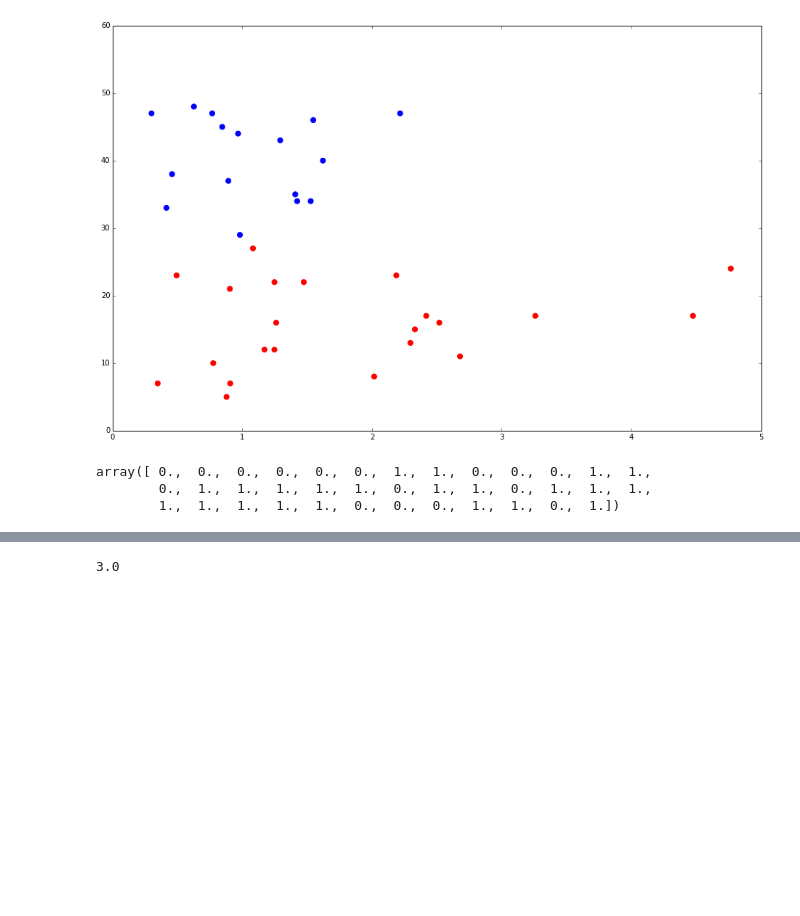
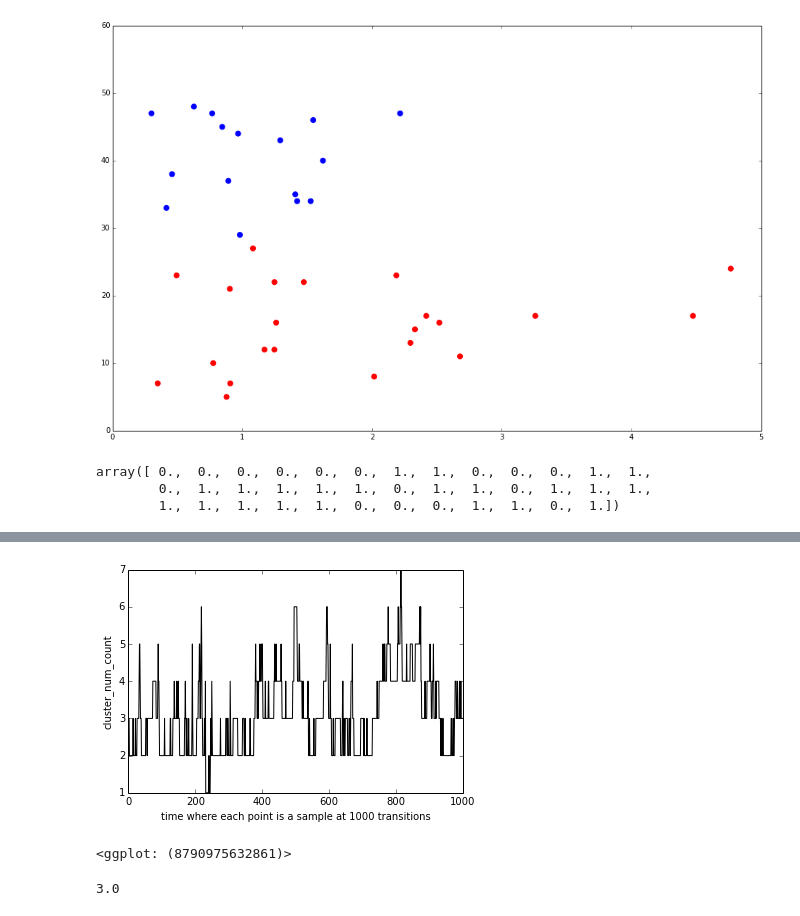
Before and after one commit to ap728/ppl-hormones, a Jupyter notebook: src/main.ipynb, the cells around one changed output, grey strips where cells are left out. Saved outputs shown, nothing was run; the diff lists cells and outputs as text; code cells hidden in the pictures; blank space fills up the shorter version.

Commit message:
Added traces for parameter values

```diff
--- a/src/main.ipynb
+++ b/src/main.ipynb
@@ -227,3 +227,20 @@ Saving 6.0 x 4.0 in image.
+# %%
+# Try to get a "trace" of number of clusters
+df = pd.DataFrame(samples,  columns=['cluster_num_count'])
+
+t = range(1,1001)
+
+df['t'] = t
+
+
+trace = ggplot.ggplot(ggplot.aes(x='t', y='cluster_num_count'), data=df)
+trace = (trace + ggplot.geom_line()+ ggplot.theme_matplotlib() +
+ggplot.xlab("time where each point is a sample at 1000 transitions"))
+
+print(trace)
+# %% [output]
+[figure, added]
+<ggplot: (8790975632861)>
 # %%
 # Find median of above
 np.median(samples)
```
Also changed, not shown: parts of 6 cells of this notebook.
